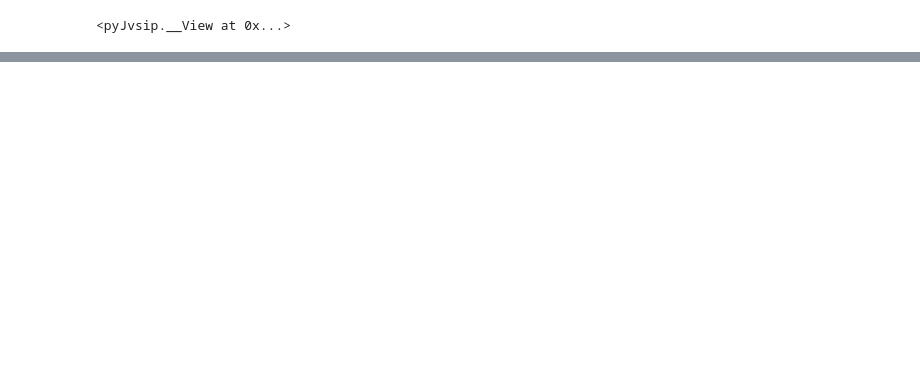
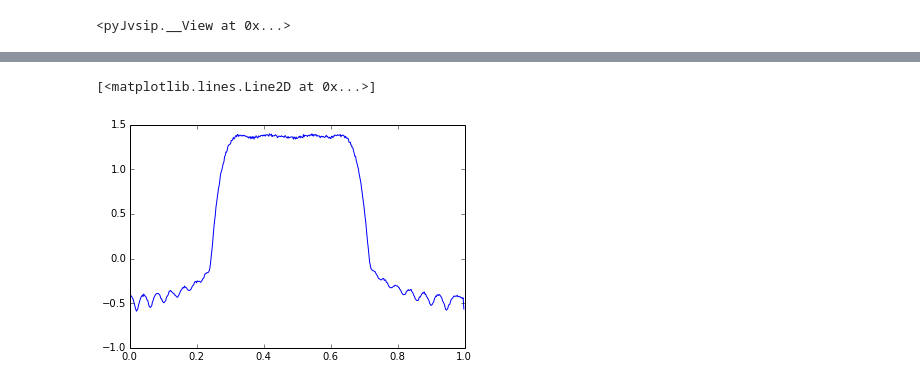
Before and after one commit to rrjudd/jvsip, a Jupyter notebook: doc/notebooks/Info_FirExNb.ipynb, the cells around one changed output, grey strips where cells are left out. Saved outputs shown, nothing was run; the diff lists cells and outputs as text; code cells hidden in the pictures; blank space fills up the shorter version.

```diff
--- a/doc/notebooks/Info_FirExNb.ipynb
+++ b/doc/notebooks/Info_FirExNb.ipynb
@@ -64,0 +125,17 @@ plot(x0,y0)
+# %%
+navg=1000
+fir=pv.FIR('fir_d',h,'NONE',1000,1,'NO')
+x=pv.create('vview_d',1000).randn(5)
+y=pv.create('vview_d',1000).fill(0)
+fir.flt(x,y)
+y0=y.rcfft.mag.log10
+y0 /=float(navg)
+for i in range(navg-1):
+    x.randn(5+i)
+    fir.flt(x,y)
+    y0+=y.rcfft.mag.log10/float(navg)
+x0=y0.empty.ramp(0.0,1.0/float(y0.length))
+plot(x0,y0)
+# %% [output]
+[<matplotlib.lines.Line2D at 0x...>]
+[figure, added]
```
Also changed, not shown: parts of 7 cells of this notebook, 2 other files.
